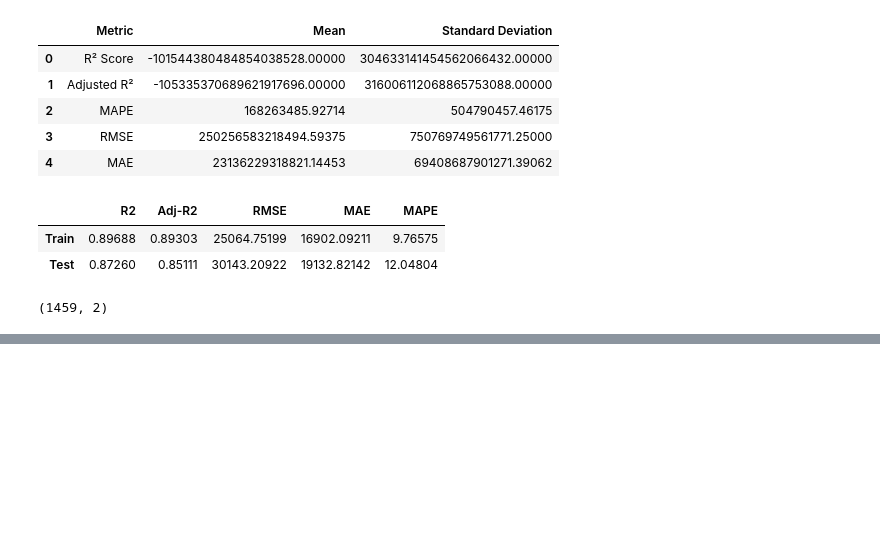
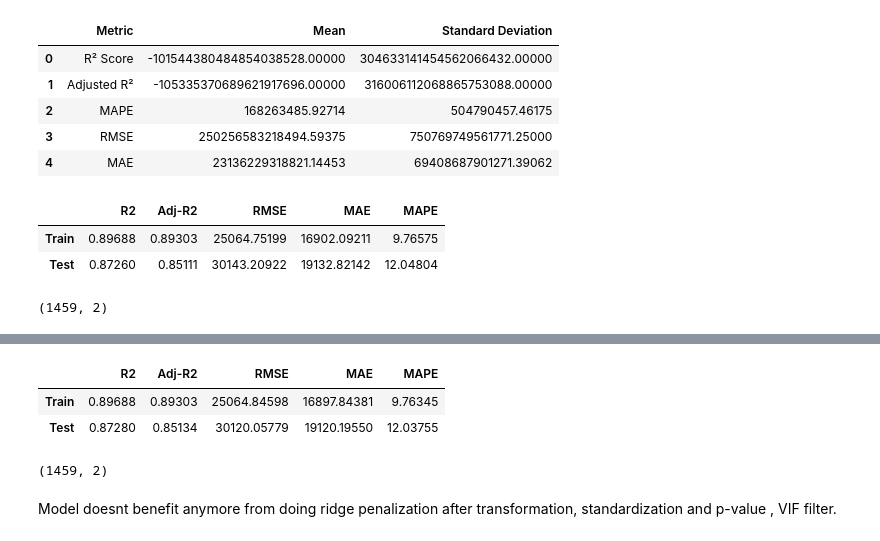
Before and after one commit to Alfredo2212/Kaggle-Data_Science, a Jupyter notebook: House Prices | Advanced Regression.ipynb, the cells around one changed output, grey strips where cells are left out. Drawn from its saved outputs; the diff is of its cells as text; code cells hidden in the pictures; blank space fills up the shorter version.

```diff
--- a/House Prices | Advanced Regression.ipynb
+++ b/House Prices | Advanced Regression.ipynb
@@ -1066,0 +1292,26 @@ Applying regularization
+# %%
+# performance check
+result, model_ridge= tt_performance_regression(x_train_ridge, y_train, x_test_ridge, y_test, model=Ridge())
+result
+# %% [output]
+|  | R2 | Adj-R2 | RMSE | MAE | MAPE |
+| Train | 0.89688 | 0.89303 | 25064.84598 | 16897.84381 | 9.76345 |
+| Test | 0.87280 | 0.85134 | 30120.05779 | 19120.19550 | 12.03755 |
+# %%
+# Make predictions using the final model
+x_submission = x_submission_ridge[x_train_ridge.columns] # ensuring both train and test have same column
+y_pred = model_ridge.predict(x_submission)
+
+# Create submission dataframe (assuming 'ID' column exists in data_test)
+submission = pd.DataFrame({
+    "Id": data_test["Id"],  # Use the ID from original test dataset
+    "SalePrice": y_pred  # Predicted values
+})
+
+# Save submission file
+submission.to_csv("RidgeModel.csv", index=False)
+submission.shape
+# %% [output]
+(1459, 2)
+# %% [markdown]
+Model doesnt benefit anymore from doing ridge penalization after transformation, standardization and p-value , VIF filter.
```
Also changed, not shown: parts of 30 cells of this notebook.
